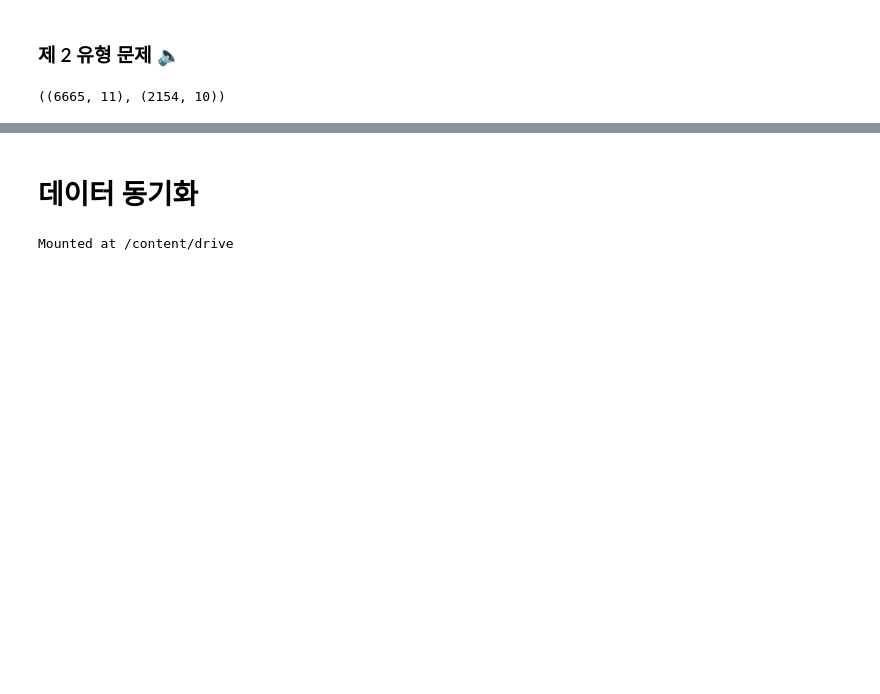
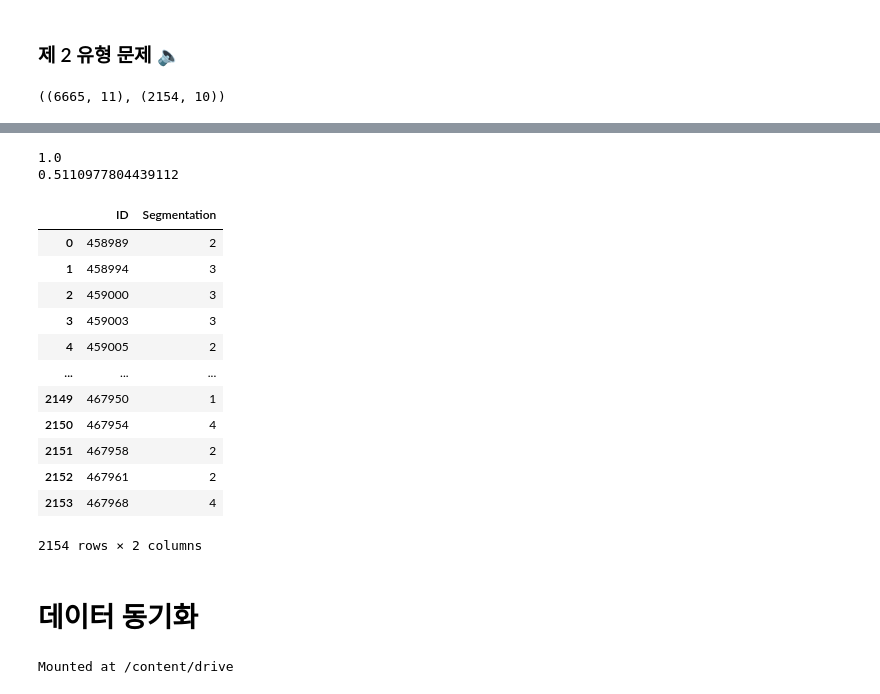
Before and after one commit to va4756/yemoon_bigdata_test, a Jupyter notebook: sinagong_bigdata.ipynb, the cells around one changed output, grey strips where cells are left out. Saved outputs shown, nothing was run; the diff lists cells and outputs as text; code cells hidden in the pictures; blank space fills up the shorter version.

```diff
--- a/sinagong_bigdata.ipynb
+++ b/sinagong_bigdata.ipynb
@@ -950,0 +904,47 @@ train.shape, test.shape
+# %%
+from sklearn.preprocessing import LabelEncoder
+
+for col in train.columns:
+    if train[col].dtype == 'object':
+        le = LabelEncoder()
+        le.fit(pd.concat([train[col], test[col]]))
+        train[col] = le.transform(train[col])
+        test[col] = le.transform(test[col])
+
+X = train.drop('Segmentation', axis=1)
+y = train['Segmentation']
+
+from sklearn.model_selection import train_test_split
+train_x, val_x, train_y, val_y = train_test_split(X, y, random_state=1)
+
+from sklearn.ensemble import RandomForestClassifier
+model = RandomForestClassifier(random_state=1)
+model.fit(train_x, train_y)
+print(model.score(train_x, train_y))
+print(model.score(val_x, val_y))
+
+model.fit(X, y)
+
+pred = model.predict(test)
+
+result = pd.DataFrame({'ID': test['ID'], 'Segmentation': pred})
+result.to_csv('result.csv', index=False)
+# %% [output]
+1.0
+0.5110977804439112
+# %%
+pd.read_csv('result.csv')
+# %% [output]
+|  | ID | Segmentation |
+| 0 | 458989 | 2 |
+| 1 | 458994 | 3 |
+| 2 | 459000 | 3 |
+| 3 | 459003 | 3 |
+| 4 | 459005 | 2 |
+| ... | ... | ... |
+| 2149 | 467950 | 1 |
+| 2150 | 467954 | 4 |
+| 2151 | 467958 | 2 |
+| 2152 | 467961 | 2 |
+| 2153 | 467968 | 4 |
+2154 rows × 2 columns
```
Also changed, not shown: parts of 8 cells of this notebook.
